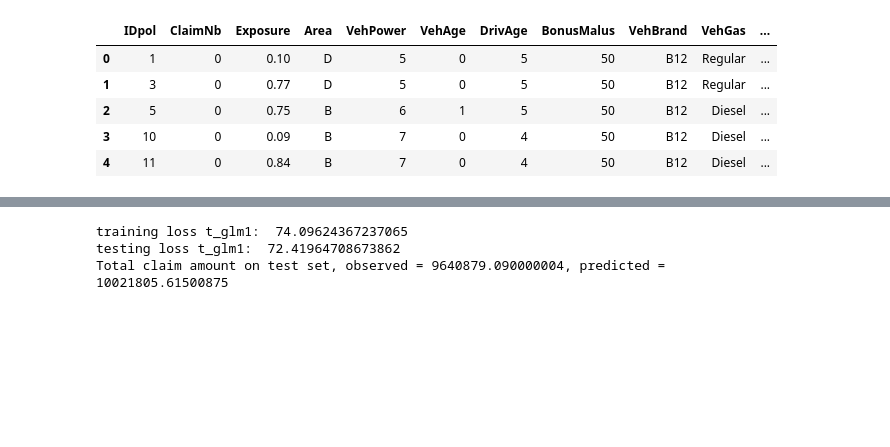
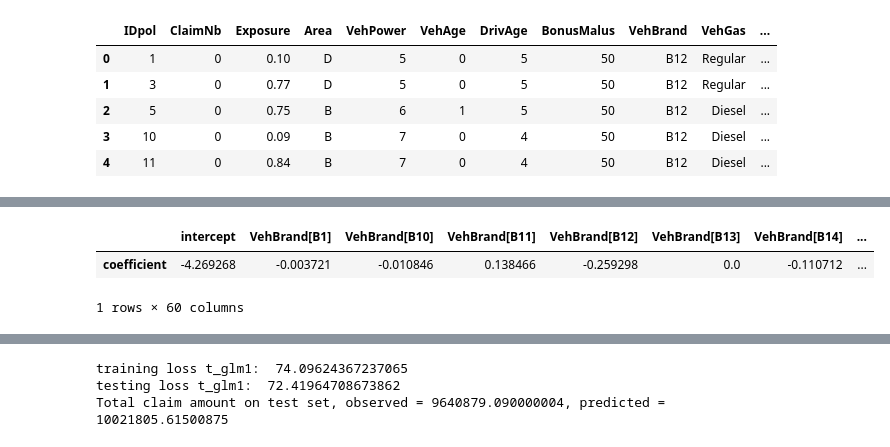
Before and after one commit to sajid-ahmed1/ps3_claims, a Jupyter notebook: analyses/ps3_script.ipynb, the cells around one changed output, grey strips where cells are left out. Cells and saved outputs as stored; diff of their text form; code cells hidden in the pictures; blank space fills up the shorter version.

```diff
--- a/analyses/ps3_script.ipynb
+++ b/analyses/ps3_script.ipynb
@@ -27,0 +52,47 @@ df.head()
+# %%
+from sklearn.model_selection import ShuffleSplit
+z = df['ClaimNb'].values
+weight = df['Exposure'].values
+y = z / weight   # claims frequency
+
+ss = ShuffleSplit(n_splits=1, test_size=0.1, random_state=42)
+train, test = next(ss.split(y))
+
+categoricals = ["VehBrand", "VehGas", "Region", "Area",
+                "DrivAge", "VehAge", "VehPower"]
+predictors = categoricals + ["BonusMalus", "Density"]
+
+glm_categorizer = Categorizer(columns=categoricals) #One-hot encodes the categorical features
+
+X_train_p = glm_categorizer.fit_transform(df[predictors].iloc[train])
+X_test_p  = glm_categorizer.transform(df[predictors].iloc[test])
+
+# Extracts train/test versions of:
+# y = claim frequency
+# w = exposure
+# z = raw claim count
+y_train_p, y_test_p = y[train], y[test]
+w_train_p, w_test_p = weight[train], weight[test]
+z_train_p, z_test_p = z[train], z[test]
+
+f_glm1 = GeneralizedLinearRegressor(
+    family='poisson',
+    alpha_search=True,
+    l1_ratio=1,
+    fit_intercept=True
+)
+
+f_glm1.fit(
+    X_train_p,
+    y_train_p,
+    sample_weight=w_train_p
+)
+
+pd.DataFrame({
+    'coefficient': np.concatenate(([f_glm1.intercept_], f_glm1.coef_))
+},
+index=['intercept'] + f_glm1.feature_names_).T
+# %% [output]
+|  | intercept | VehBrand[B1] | VehBrand[B10] | VehBrand[B11] | VehBrand[B12] | VehBrand[B13] | VehBrand[B14] | ... |
+| coefficient | -4.269268 | -0.003721 | -0.010846 | 0.138466 | -0.259298 | 0.0 | -0.110712 | ... |
+1 rows × 60 columns
```
Also changed, not shown: parts of 6 cells of this notebook.
